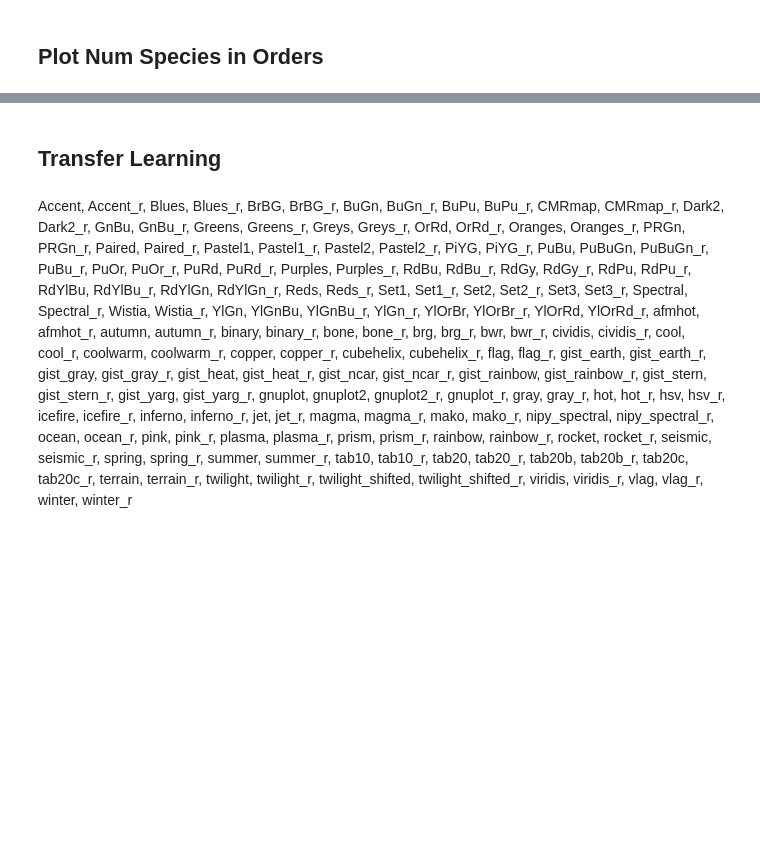
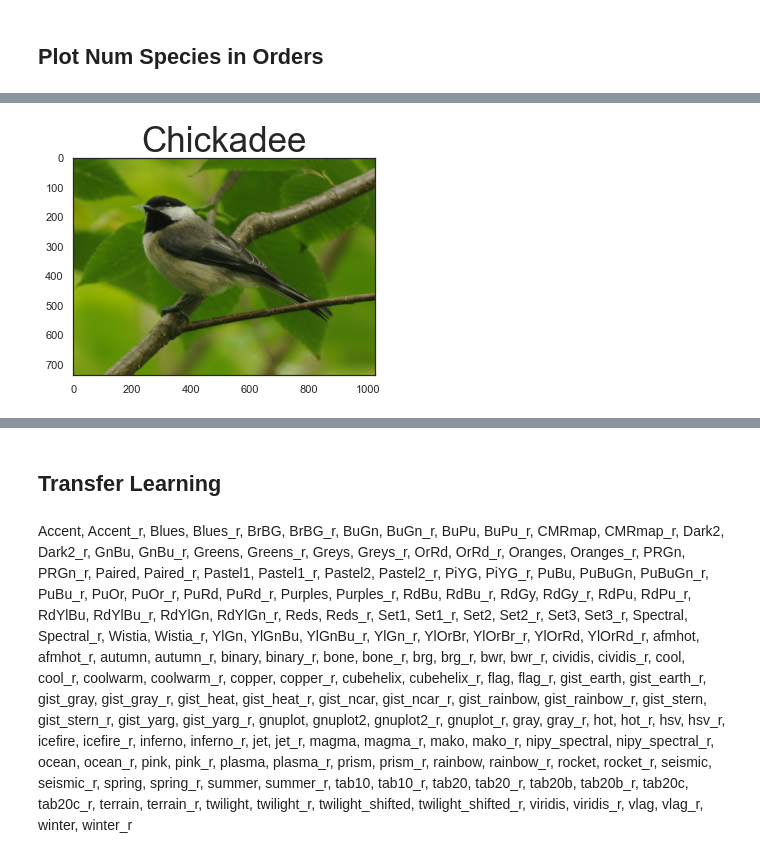
Before and after one commit to cwong690/Birdex, a Jupyter notebook: eda_readme.ipynb, the cells around one changed output, grey strips where cells are left out. Saved outputs shown, nothing was run; the diff lists cells and outputs as text; code cells hidden in the pictures; blank space fills up the shorter version.

```diff
--- a/eda_readme.ipynb
+++ b/eda_readme.ipynb
@@ -232,3 +246,9 @@ plt.savefig('graphs/hawk1.png')
+# %%
+plt.title('Chickadee',fontsize=35)
+plt.imshow(chickadee1);
+plt.savefig('graphs/comp_chickadee.png')
+# %% [output]
+[figure, added]
 # %%
 order_fam = final_orders[final_orders['order']=='Passeriformes'].groupby('species_group').count()['order'].sort_values(ascending=False)
 # %%
```
Also changed, not shown: parts of 12 cells of this notebook, 10 other files.
